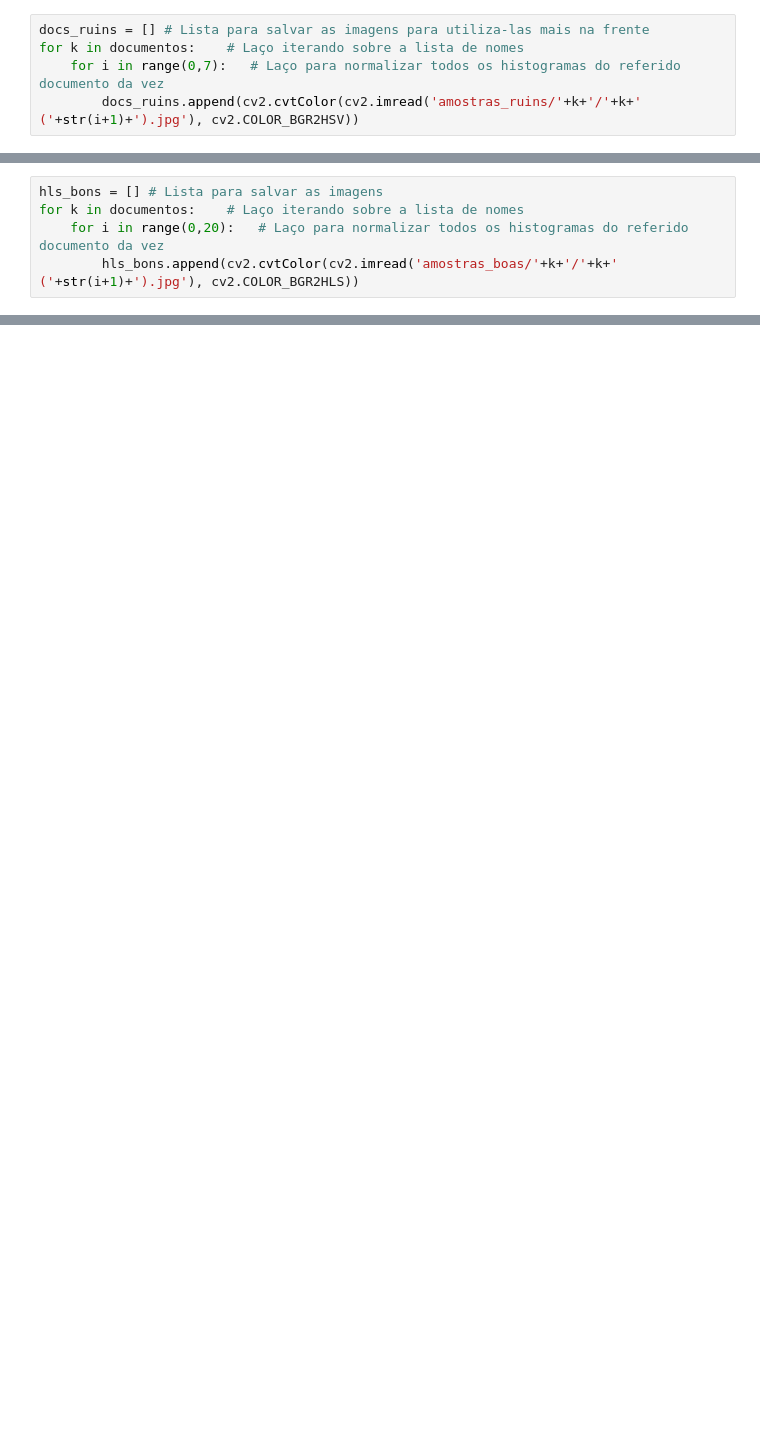
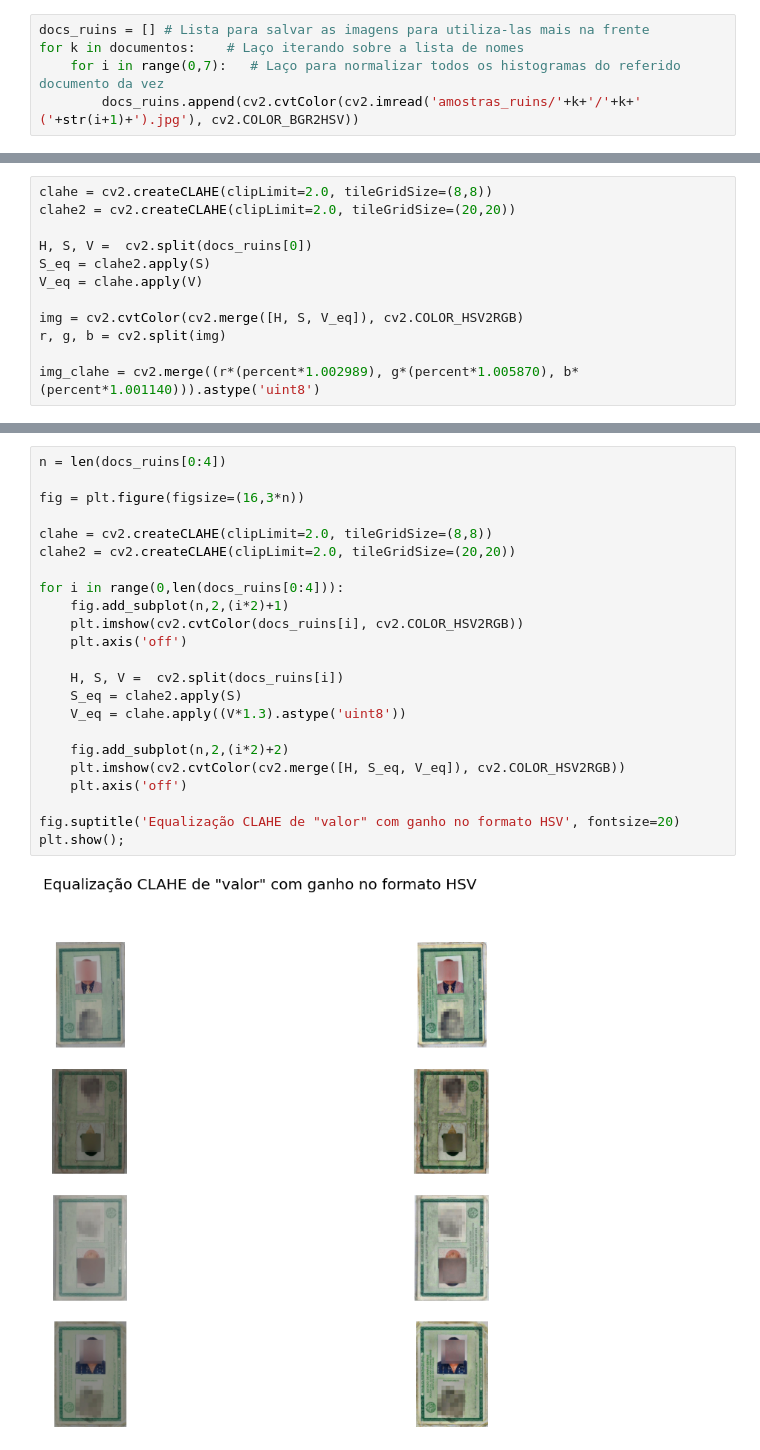
Before and after one commit to eduardocassimiro/mandacaru.dev, a Jupyter notebook: desafio-1/testes-de-hipotese/Teste de Hipótese 1.6 - Equalização de 'valor' de HSV e ganho em RGB.ipynb, the cells around one changed output, grey strips where cells are left out. Saved outputs shown, nothing was run; the diff lists cells and outputs as text; blank space fills up the shorter version.

```diff
--- a/desafio-1/testes-de-hipotese/Teste de Hipótese 1.6 - Equalização de 'valor' de HSV e ganho em RGB.ipynb
+++ b/desafio-1/testes-de-hipotese/Teste de Hipótese 1.6 - Equalização de 'valor' de HSV e ganho em RGB.ipynb
@@ -133,5 +47,0 @@ Podemos ver que no "valor" há uma diferença clara no padrão das amostras boas
-# %%
-hls_bons = [] # Lista para salvar as imagens
-for k in documentos:    # Laço iterando sobre a lista de nomes
-    for i in range(0,20):   # Laço para normalizar todos os histogramas do referido documento da vez
-        hls_bons.append(cv2.cvtColor(cv2.imread('amostras_boas/'+k+'/'+k+' ('+str(i+1)+').jpg'), cv2.COLOR_BGR2HLS))
@@ -376,0 +185,12 @@ Nesse teste conseguimos verificar que o "valor" do padrão HSV possui maior repr
+# %%
+clahe = cv2.createCLAHE(clipLimit=2.0, tileGridSize=(8,8))
+clahe2 = cv2.createCLAHE(clipLimit=2.0, tileGridSize=(20,20))
+
+H, S, V =  cv2.split(docs_ruins[0])
+S_eq = clahe2.apply(S)
+V_eq = clahe.apply(V)
+
+img = cv2.cvtColor(cv2.merge([H, S, V_eq]), cv2.COLOR_HSV2RGB)
+r, g, b = cv2.split(img)
+
+img_clahe = cv2.merge((r*(percent*1.002989), g*(percent*1.005870), b*(percent*1.001140))).astype('uint8')
@@ -376,0 +242,25 @@ Nesse teste conseguimos verificar que o "valor" do padrão HSV possui maior repr
+# %%
+n = len(docs_ruins[0:4])
+
+fig = plt.figure(figsize=(16,3*n))
+
+clahe = cv2.createCLAHE(clipLimit=2.0, tileGridSize=(8,8))
+clahe2 = cv2.createCLAHE(clipLimit=2.0, tileGridSize=(20,20))
+
+for i in range(0,len(docs_ruins[0:4])):
+    fig.add_subplot(n,2,(i*2)+1)
+    plt.imshow(cv2.cvtColor(docs_ruins[i], cv2.COLOR_HSV2RGB))
+    plt.axis('off')
+
+    H, S, V =  cv2.split(docs_ruins[i])
+    S_eq = clahe2.apply(S)
+    V_eq = clahe.apply((V*1.3).astype('uint8'))
+
+    fig.add_subplot(n,2,(i*2)+2)
+    plt.imshow(cv2.cvtColor(cv2.merge([H, S_eq, V_eq]), cv2.COLOR_HSV2RGB))
+    plt.axis('off')
+
+fig.suptitle('Equalização CLAHE de "valor" com ganho no formato HSV', fontsize=20)
+plt.show();
+# %% [output]
+[figure, added]
```
Also changed, not shown: parts of 36 cells of this notebook.
